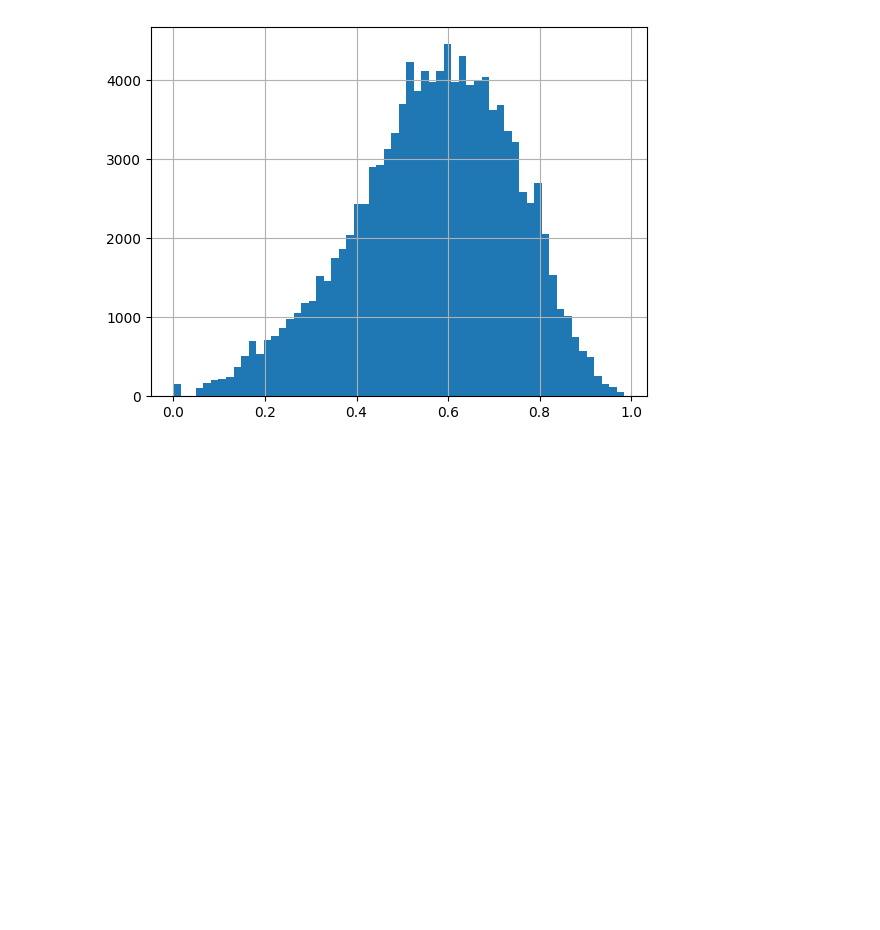
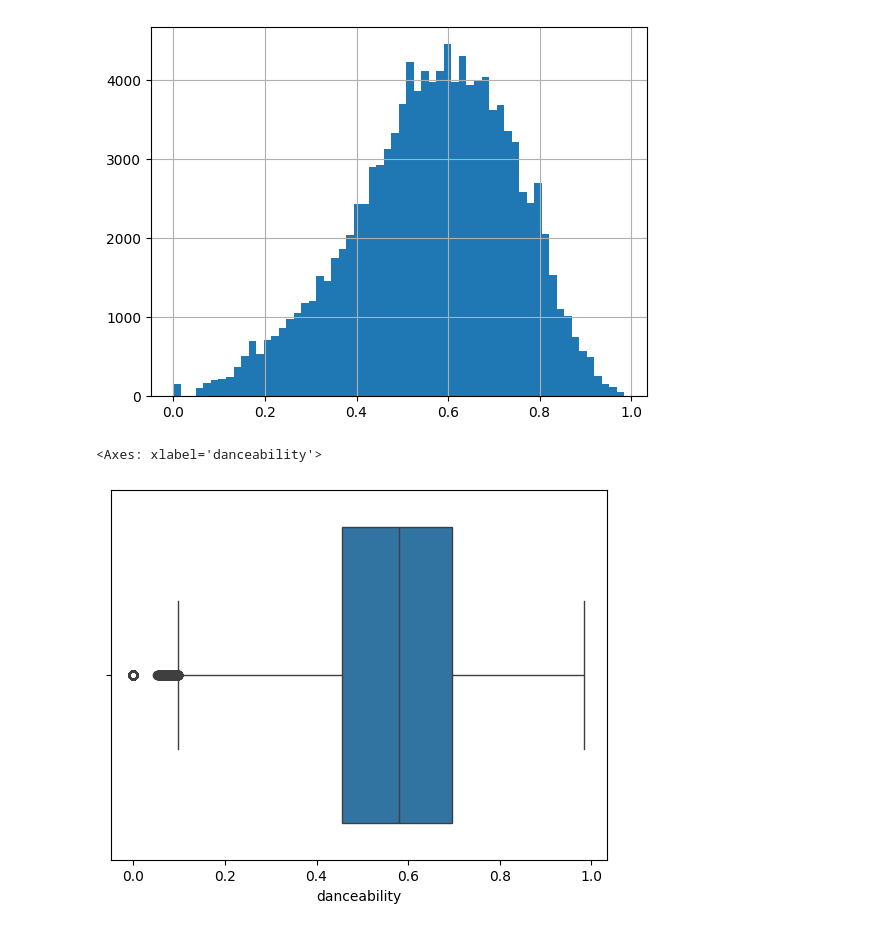
Before and after one commit to jfraz757/Spotify_EDA_JoeFrazier, a Jupyter notebook: Spotify_EDA.ipynb, the cells around one changed output. Saved outputs shown, nothing was run; the diff lists cells and outputs as text; code cells hidden in the pictures; blank space fills up the shorter version.

Commit message:
Created a boxplot for the variable Danceability

```diff
--- a/Spotify_EDA.ipynb
+++ b/Spotify_EDA.ipynb
@@ -172,3 +172,8 @@ df['danceability'].hist(bins= 60)
 # %% [output]
 <Axes: >
 [figure]
+# %%
+sns.boxplot(x=df['danceability'])
+# %% [output]
+<Axes: xlabel='danceability'>
+[figure, added]
```
Also changed, not shown: parts of 1 cell of this notebook.
